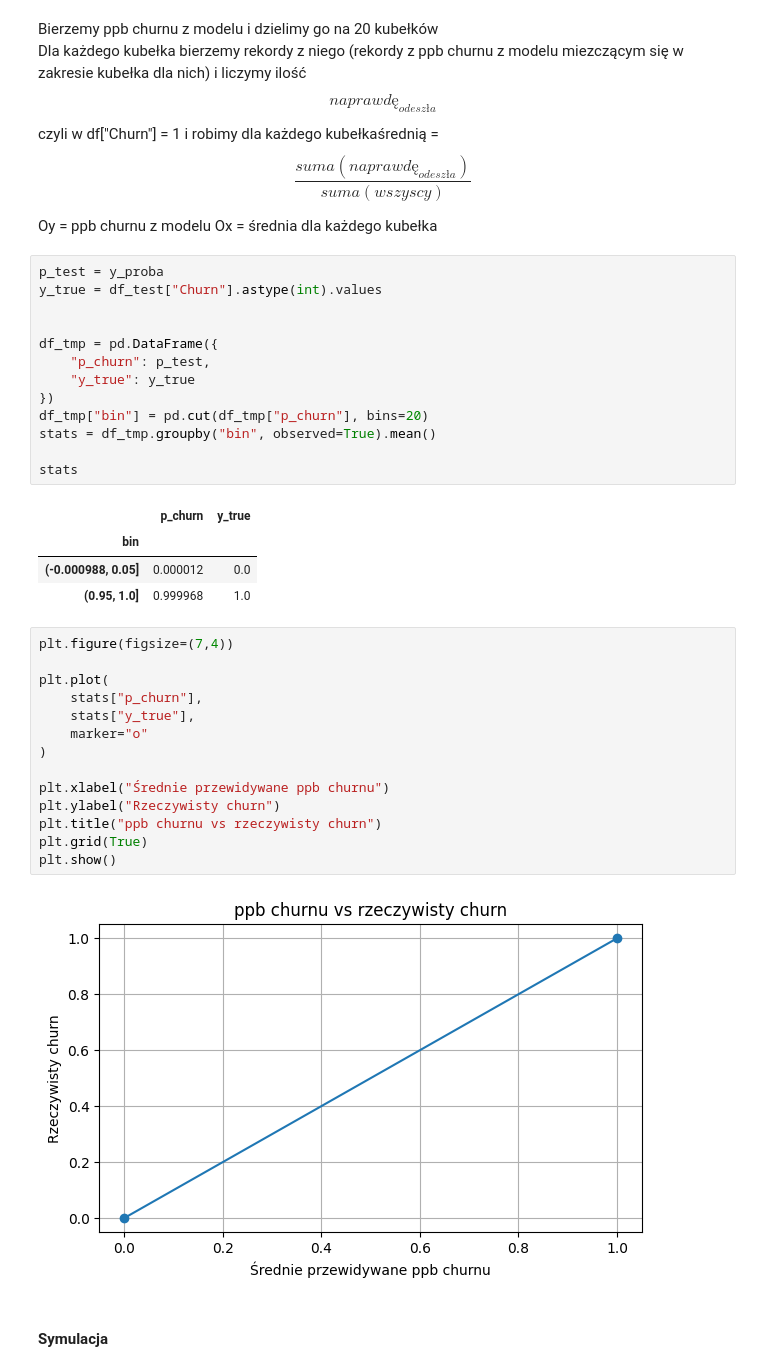
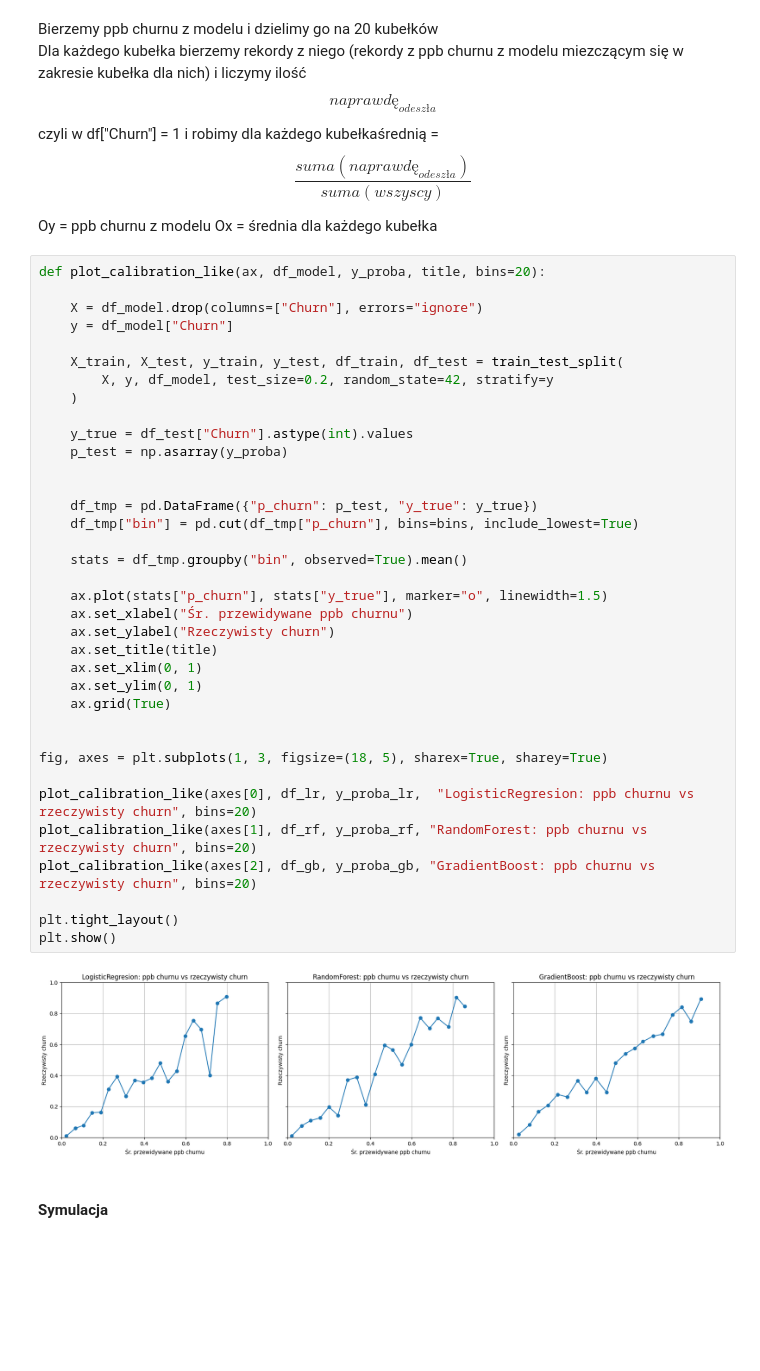
Before and after one commit to MikolajMezyk/projektML, a Jupyter notebook: projekt_czysto.ipynb, the cells around one changed output. Drawn from its saved outputs; the diff is of its cells as text; blank space fills up the shorter version.

Commit message:
naprawione bugi (modele mają inne df)

```diff
--- a/projekt_czysto.ipynb
+++ b/projekt_czysto.ipynb
@@ -636,40 +707,44 @@ i robimy dla każdego kubełkaśrednią = $$\frac{suma(naprawdę_{odeszła})}{su
 
 Oy = ppb churnu z modelu
 Ox = średnia dla każdego kubełka
-# %%
-p_test = y_proba
-y_true = df_test["Churn"].astype(int).values
-
-
-df_tmp = pd.DataFrame({
-    "p_churn": p_test,
-    "y_true": y_true
-})
-df_tmp["bin"] = pd.cut(df_tmp["p_churn"], bins=20)
-stats = df_tmp.groupby("bin", observed=True).mean()
-
-stats
-# %% [output]
-|  | p_churn | y_true |
-| bin |  |  |
-| (-0.000988, 0.05] | 0.000012 | 0.0 |
-| (0.95, 1.0] | 0.999968 | 1.0 |
-# %%
-plt.figure(figsize=(7,4))
-
-plt.plot(
-    stats["p_churn"],
-    stats["y_true"],
-    marker="o"
-)
-
-plt.xlabel("Średnie przewidywane ppb churnu")
-plt.ylabel("Rzeczywisty churn")
-plt.title("ppb churnu vs rzeczywisty churn")
-plt.grid(True)
-plt.show()
-# %% [output]
-[figure, removed]
+# %%
+def plot_calibration_like(ax, df_model, y_proba, title, bins=20):
+
+    X = df_model.drop(columns=["Churn"], errors="ignore")
+    y = df_model["Churn"]
+
+    X_train, X_test, y_train, y_test, df_train, df_test = train_test_split(
+        X, y, df_model, test_size=0.2, random_state=42, stratify=y
+    )
+
+    y_true = df_test["Churn"].astype(int).values
+    p_test = np.asarray(y_proba)
+
+
+    df_tmp = pd.DataFrame({"p_churn": p_test, "y_true": y_true})
+    df_tmp["bin"] = pd.cut(df_tmp["p_churn"], bins=bins, include_lowest=True)
+
+    stats = df_tmp.groupby("bin", observed=True).mean()
+
+    ax.plot(stats["p_churn"], stats["y_true"], marker="o", linewidth=1.5)
+    ax.set_xlabel("Śr. przewidywane ppb churnu")
+    ax.set_ylabel("Rzeczywisty churn")
+    ax.set_title(title)
+    ax.set_xlim(0, 1)
+    ax.set_ylim(0, 1)
+    ax.grid(True)
+
+
+fig, axes = plt.subplots(1, 3, figsize=(18, 5), sharex=True, sharey=True)
+
+plot_calibration_like(axes[0], df_lr, y_proba_lr,  "LogisticRegresion: ppb churnu vs rzeczywisty churn", bins=20)
+plot_calibration_like(axes[1], df_rf, y_proba_rf, "RandomForest: ppb churnu vs rzeczywisty churn", bins=20)
+plot_calibration_like(axes[2], df_gb, y_proba_gb, "GradientBoost: ppb churnu vs rzeczywisty churn", bins=20)
+
+plt.tight_layout()
+plt.show()
+# %% [output]
+[figure, added]
 # %% [markdown]
 #### Symulacja
 # %% [markdown]
```
Also changed, not shown: parts of 35 cells of this notebook.
